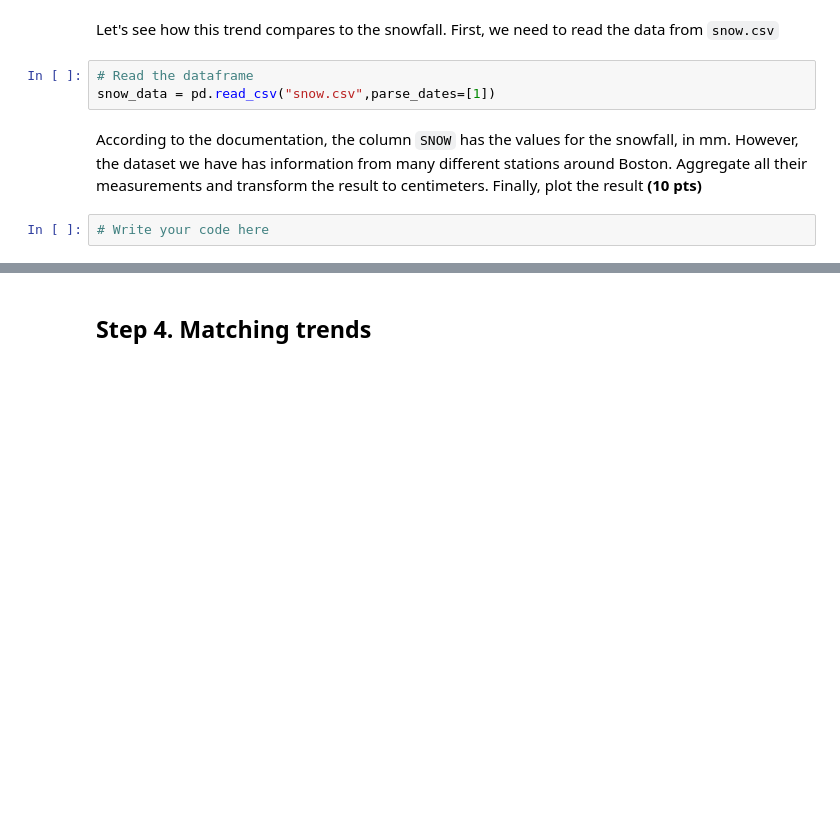
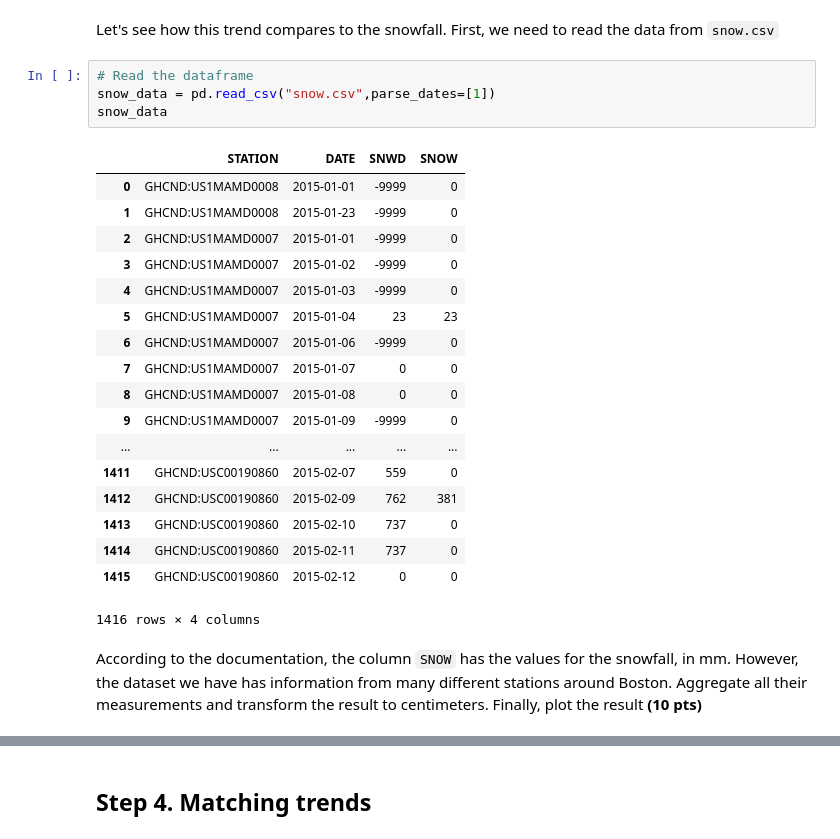
Before and after one commit to thomas1/spring-2015-homeworks, a Jupyter notebook: submissions/Homework-2/2.Pandas-in-Boston.ipynb, the cells around one changed output, grey strips where cells are left out. Saved outputs shown, nothing was run; the diff lists cells and outputs as text; blank space fills up the shorter version.

```diff
--- a/submissions/Homework-2/2.Pandas-in-Boston.ipynb
+++ b/submissions/Homework-2/2.Pandas-in-Boston.ipynb
@@ -291,7 +313,25 @@ Let's see how this trend compares to the snowfall. First, we need to read the da
 # %%
 # Read the dataframe
 snow_data = pd.read_csv("snow.csv",parse_dates=[1])
+snow_data
+# %% [output]
+|  | STATION | DATE | SNWD | SNOW |
+| 0 | GHCND:US1MAMD0008 | 2015-01-01 | -9999 | 0 |
+| 1 | GHCND:US1MAMD0008 | 2015-01-23 | -9999 | 0 |
+| 2 | GHCND:US1MAMD0007 | 2015-01-01 | -9999 | 0 |
+| 3 | GHCND:US1MAMD0007 | 2015-01-02 | -9999 | 0 |
+| 4 | GHCND:US1MAMD0007 | 2015-01-03 | -9999 | 0 |
+| 5 | GHCND:US1MAMD0007 | 2015-01-04 | 23 | 23 |
+| 6 | GHCND:US1MAMD0007 | 2015-01-06 | -9999 | 0 |
+| 7 | GHCND:US1MAMD0007 | 2015-01-07 | 0 | 0 |
+| 8 | GHCND:US1MAMD0007 | 2015-01-08 | 0 | 0 |
+| 9 | GHCND:US1MAMD0007 | 2015-01-09 | -9999 | 0 |
+| ... | ... | ... | ... | ... |
+| 1411 | GHCND:USC00190860 | 2015-02-07 | 559 | 0 |
+| 1412 | GHCND:USC00190860 | 2015-02-09 | 762 | 381 |
+| 1413 | GHCND:USC00190860 | 2015-02-10 | 737 | 0 |
+| 1414 | GHCND:USC00190860 | 2015-02-11 | 737 | 0 |
+| 1415 | GHCND:USC00190860 | 2015-02-12 | 0 | 0 |
+1416 rows × 4 columns
 # %% [markdown]
 According to the documentation, the column `SNOW` has the values for the snowfall, in mm. However, the dataset we have has information from many different stations around Boston. Aggregate all their measurements and transform the result to centimeters. Finally, plot the result **(10 pts)**
-# %%
-# Write your code here
```
Also changed, not shown: parts of 8 cells of this notebook.
